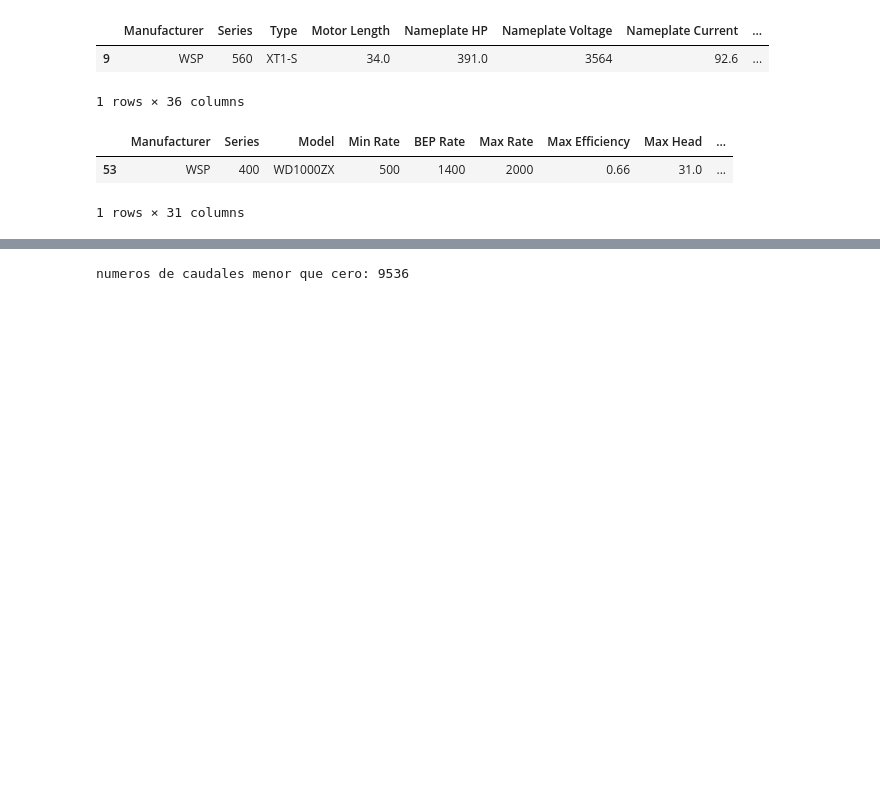
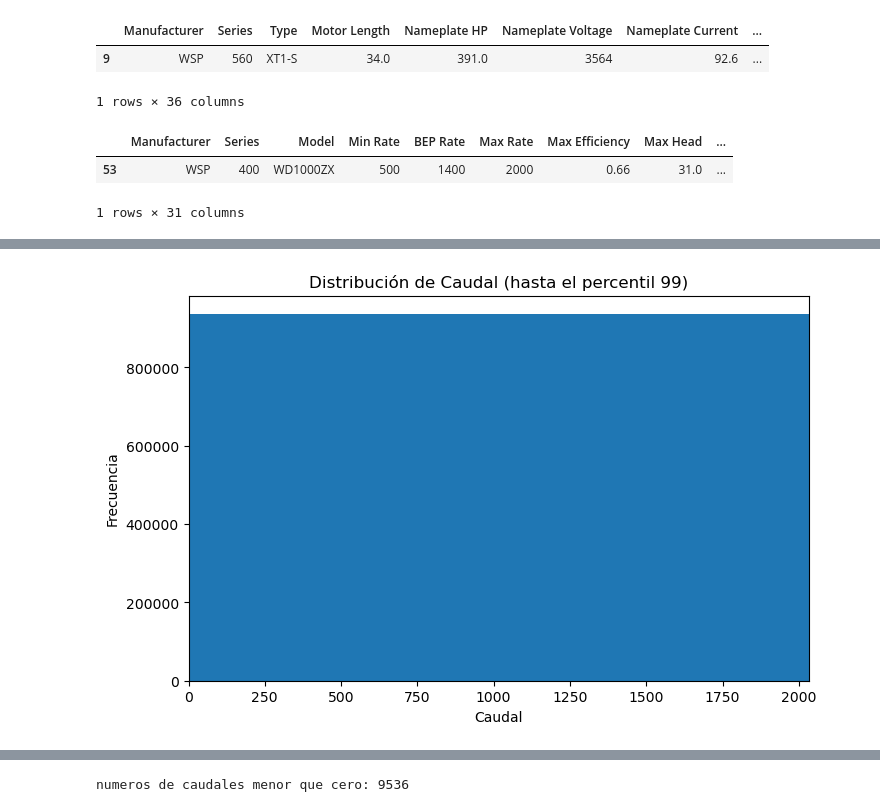
Before and after one commit to lggomezupb/Oil-Gas, a Jupyter notebook: lag soft sensor - copia.ipynb, the cells around one changed output, grey strips where cells are left out. Saved outputs shown, nothing was run; the diff lists cells and outputs as text; code cells hidden in the pictures; blank space fills up the shorter version.

```diff
--- a/lag soft sensor - copia.ipynb
+++ b/lag soft sensor - copia.ipynb
@@ -185,0 +188,12 @@ df['Caudal'] = np.where((746 * (df['Pd'] - df['Pi'])) == 0, 0,
+# %%
+p99 = df['Caudal'].quantile(0.999)
+
+plt.figure(figsize=(8,5))
+plt.hist(df['Caudal'].dropna(), bins=50)
+plt.xlim(0, p99)
+plt.title('Distribución de Caudal (hasta el percentil 99)')
+plt.xlabel('Caudal')
+plt.ylabel('Frecuencia')
+plt.show()
+# %% [output]
+[figure, added]
```
Also changed, not shown: parts of 51 cells of this notebook, 1 other file.
